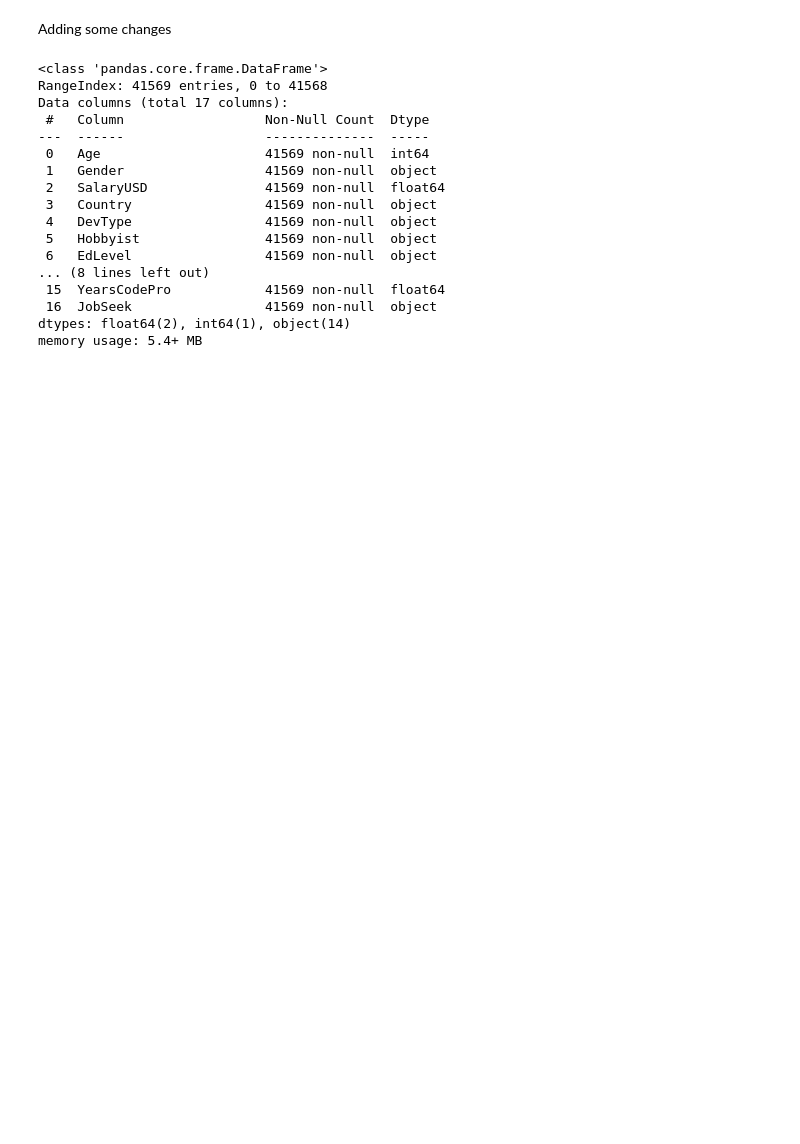
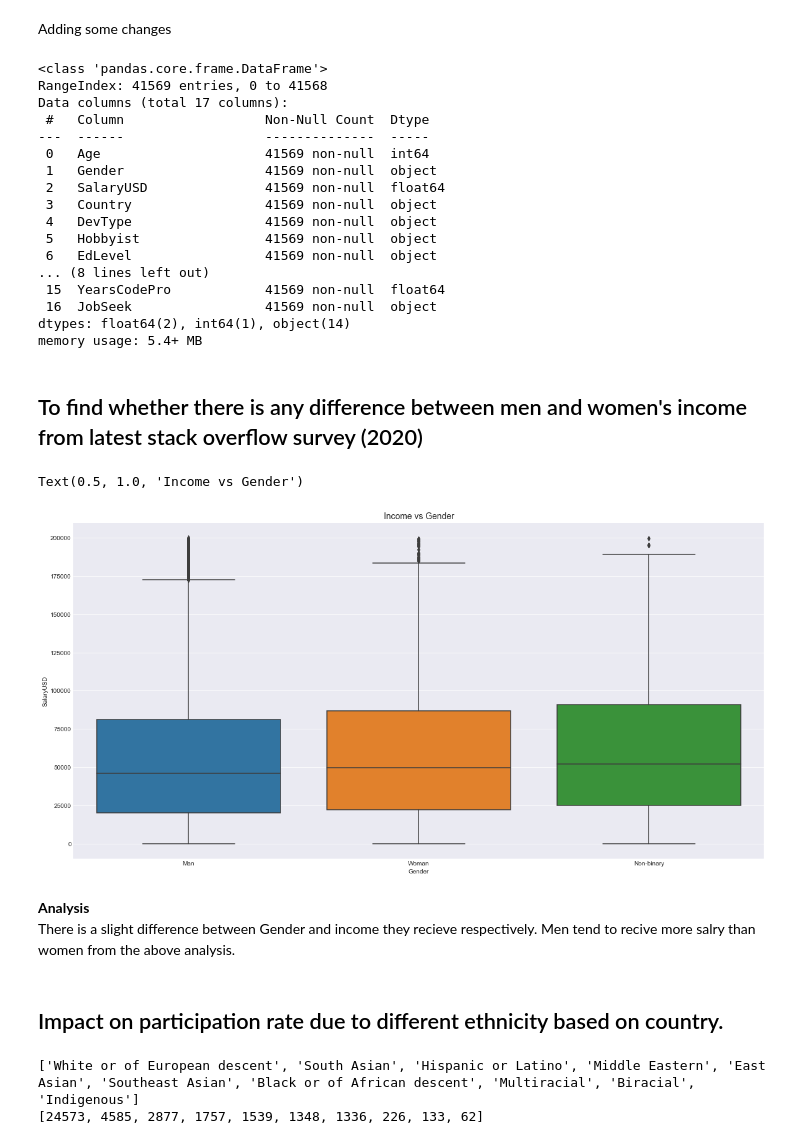
Before and after one commit to mona-piya/StackoverflowAnalysis, a Jupyter notebook: Stackoverflow_Survey_Analysis.ipynb, the cells around one changed output. Drawn from its saved outputs; the diff is of its cells as text; code cells hidden in the pictures; blank space fills up the shorter version.

Commit message:
Adding Visualisation of Gender vs salary and Ethinicity Analysis

```diff
--- a/Stackoverflow_Survey_Analysis.ipynb
+++ b/Stackoverflow_Survey_Analysis.ipynb
@@ -2714,3 +2714,31 @@ Data columns (total 17 columns):
  16  JobSeek                 41569 non-null  object
 dtypes: float64(2), int64(1), object(14)
 memory usage: 5.4+ MB
+# %% [markdown]
+## To find whether there is any difference between men and women's income from latest stack overflow survey (2020)
+# %%
+plt.style.use('seaborn-darkgrid')
+plt.rcParams["figure.figsize"] = (20,10)
+# %%
+#sns.boxplot('SalaryUSD', data=df2020, width=0.3)
+#Cleaning SalaryUSD's outliers
+df2020 = df2020[(df2020['SalaryUSD'] < 200000)]
+# %%
+sns.boxplot(x ='Gender', y='SalaryUSD', data=df2020)
+plt.title('Income vs Gender', fontsize = 14)
+# %% [output]
+Text(0.5, 1.0, 'Income vs Gender')
+[figure, added]
+# %% [markdown]
+**Analysis**<br>
+There is a slight difference between Gender and income they recieve respectively. Men tend to recive more salry than women from the above analysis.
+# %% [markdown]
+## Impact on participation rate due to different ethnicity based on country.
+# %%
+participation_rate = df2020['Ethnicity'].value_counts().keys().tolist()
+print(participation_rate)
+count = df2020['Ethnicity'].value_counts().tolist()
+print(count)
+# %% [output]
+['White or of European descent', 'South Asian', 'Hispanic or Latino', 'Middle Eastern', 'East Asian', 'Southeast Asian', 'Black or of African descent', 'Multiracial', 'Biracial', 'Indigenous']
+[24573, 4585, 2877, 1757, 1539, 1348, 1336, 226, 133, 62]
```
Also changed, not shown: parts of 4 cells of this notebook.
